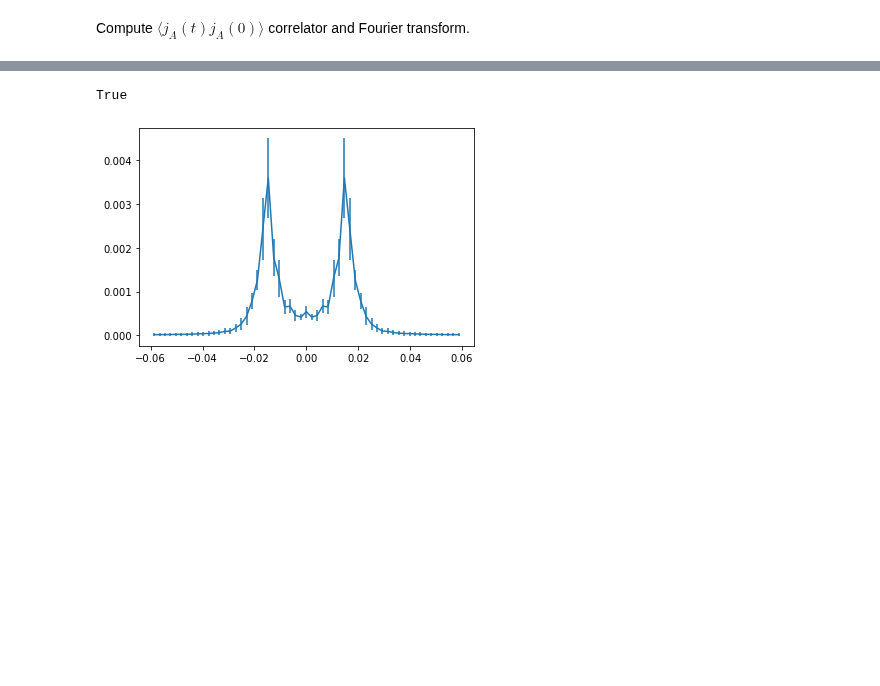
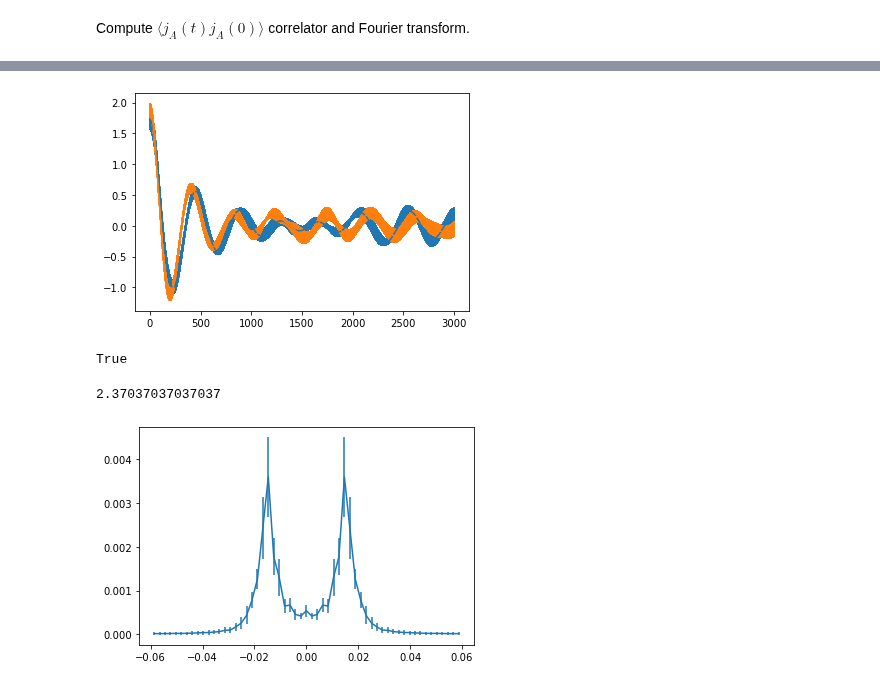
Before and after one commit to jannisgebbo/langevinA, a Jupyter notebook: jupyter_notebooks/ModelG_spectral_function.ipynb, the cells around one changed output, grey strips where cells are left out. Cells and saved outputs as stored; diff of their text form; code cells hidden in the pictures; blank space fills up the shorter version.

```diff
--- a/jupyter_notebooks/ModelG_spectral_function.ipynb
+++ b/jupyter_notebooks/ModelG_spectral_function.ipynb
@@ -55,3 +63,8 @@ plotter.plot(data1,"OtOttp","A")
+# %%
+plotter.plot(data64,"OtOttp","A", yfact=64**3)
+plotter.plot(data1,"OtOttp","A", yfact = 48**3)
+# %% [output]
+[figure, added]
 # %%
 # filterFunc is the filter to be applied to the fourrier transform, to kill a bit of the noise at late time.
 data1.computeStatisticalCor("A", omMax=0.06, errFunc=lambda x: bootstrap(x,10), filterFunc=lambda x : np.exp(-x / 2000.0))
@@ -59,6 +72,10 @@ data1.computeStatisticalCor("A", omMax=0.06, errFunc=lambda x: bootstrap(x,10),
 #TODO: compute half of it and symmetrize.
 # %% [output]
 True
+# %%
+(64.0/48)**3
+# %% [output]
+2.37037037037037
 # %%
 plotter.plot(data1,"OtOttpFourier","A")
 # %% [output]
```
Also changed, not shown: parts of 8 cells of this notebook, 3 other files.
